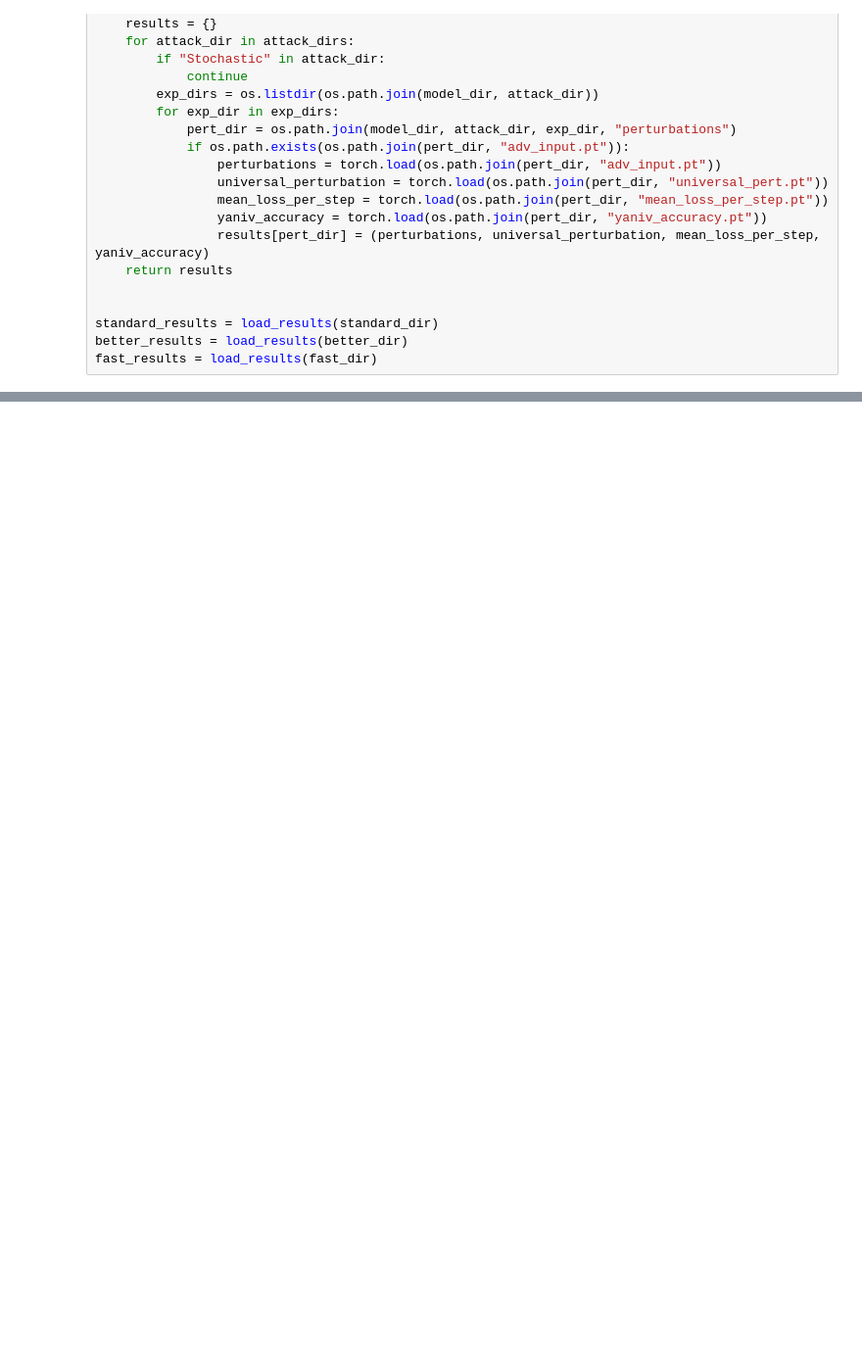
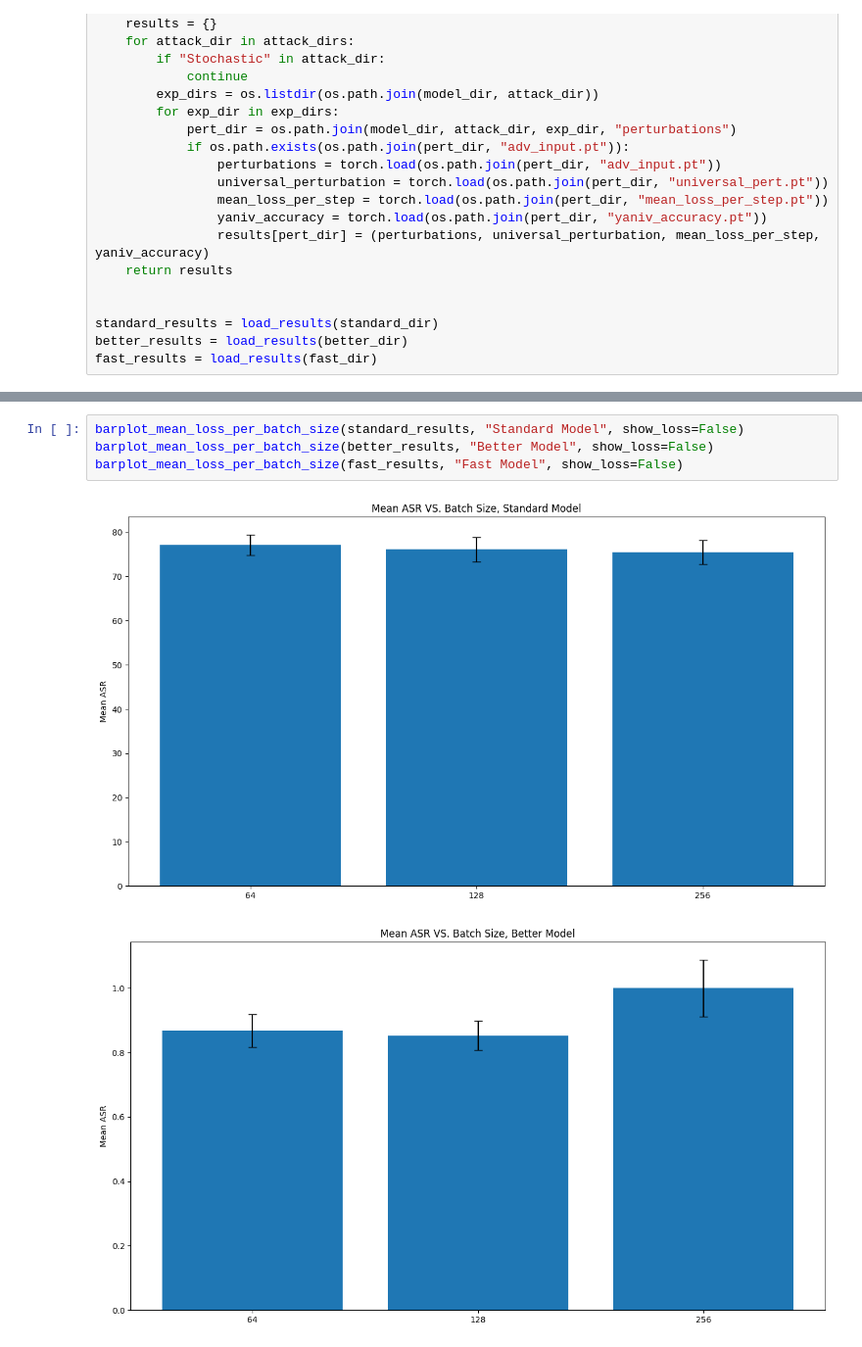
Before and after one commit to wr0om/Attacks_HW1, a Jupyter notebook: check_results.ipynb, the cells around one changed output, grey strips where cells are left out. Shown at 98% size. Drawn from its saved outputs; the diff is of its cells as text; blank space fills up the shorter version.

```diff
--- a/check_results.ipynb
+++ b/check_results.ipynb
@@ -100,0 +184,7 @@ plot_mean_loss_per_step(fast_results, "Fast Model")
+# %%
+barplot_mean_loss_per_batch_size(standard_results, "Standard Model", show_loss=False)
+barplot_mean_loss_per_batch_size(better_results, "Better Model", show_loss=False)
+barplot_mean_loss_per_batch_size(fast_results, "Fast Model", show_loss=False)
+# %% [output]
+[figure, added]
+[figure, added]
```
Also changed, not shown: parts of 5 cells of this notebook, 7 other files.
